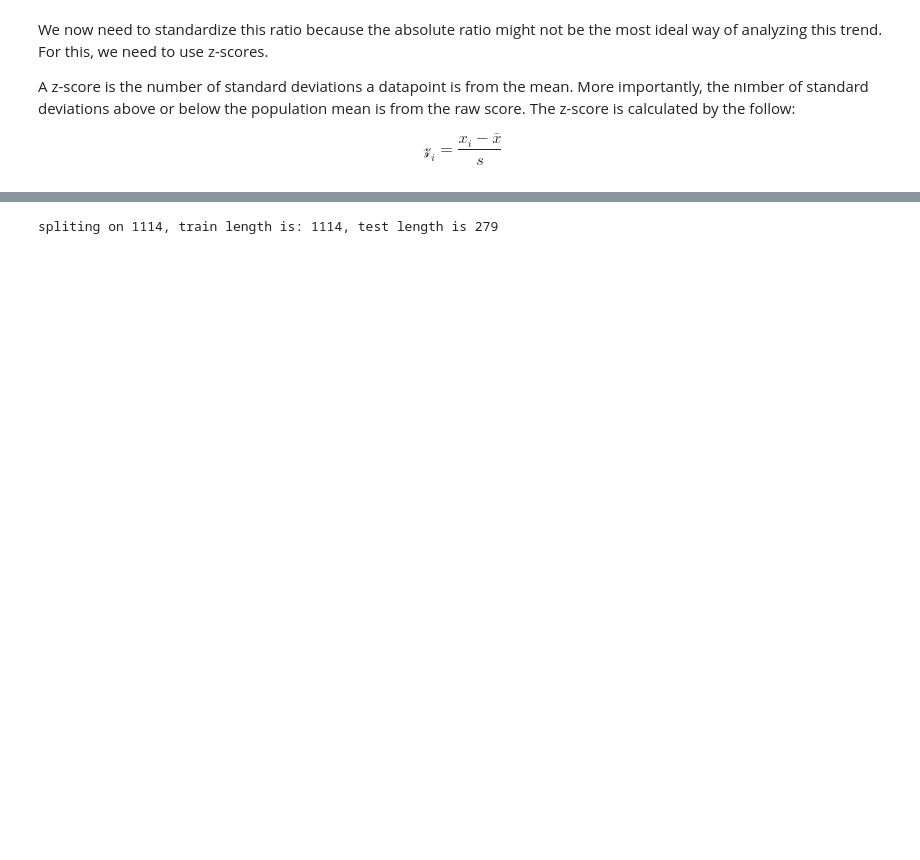
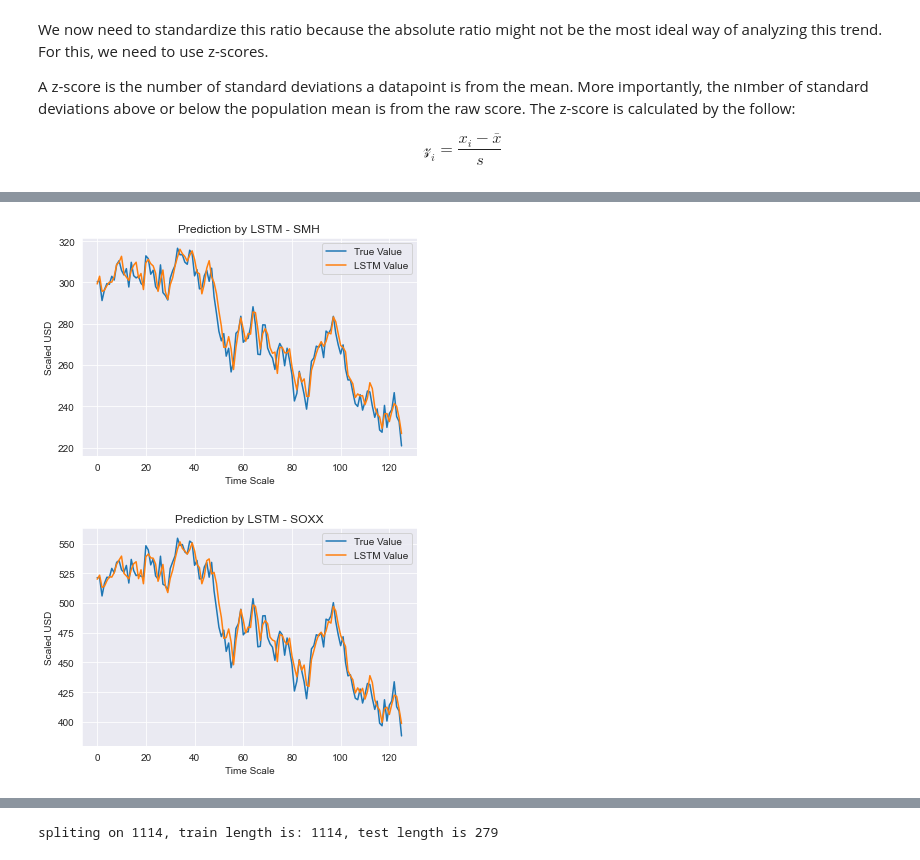
Before and after one commit to saharc576/pairs-trading, a Jupyter notebook: groups_trading.ipynb, the cells around one changed output, grey strips where cells are left out. Cells and saved outputs as stored; diff of their text form; code cells hidden in the pictures; blank space fills up the shorter version.

Commit message:
lstm model

```diff
--- a/groups_trading.ipynb
+++ b/groups_trading.ipynb
@@ -175,0 +352,5 @@ $$Y_{t} = sign(Ratio_{t+1}-Ratio_{t}) $$
+# %%
+lstm_s1, X_train1, X_test1, y_train1, y_test1 = build_lstm_model(s1)
+lstm_s2, X_train2, X_test2, y_train2, y_test2 = build_lstm_model(s2)
+# %%
+y_pred1 = predict(lstm_s1, X_train1, y_train1, X_test1)
@@ -175,0 +375,2 @@ $$Y_{t} = sign(Ratio_{t+1}-Ratio_{t}) $$
+# %%
+y_pred2 = predict(lstm_s2, X_train2, y_train2, X_test2)
@@ -175,0 +395,15 @@ $$Y_{t} = sign(Ratio_{t+1}-Ratio_{t}) $$
+# %%
+def plot_prediction(y_test, y_pred, ticker_name):
+    plt.plot(y_test, label='True Value')
+    plt.plot(y_pred, label='LSTM Value')
+    plt.title(f"Prediction by LSTM - {ticker_name}")
+    plt.xlabel('Time Scale')
+    plt.ylabel('Scaled USD')
+    plt.legend()
+    plt.show()
+# %%
+plot_prediction(y_test1, y_pred1, "SMH")
+plot_prediction(y_test2, y_pred2, "SOXX")
+# %% [output]
+[figure, added]
+[figure, added]
```
Also changed, not shown: parts of 39 cells of this notebook.
